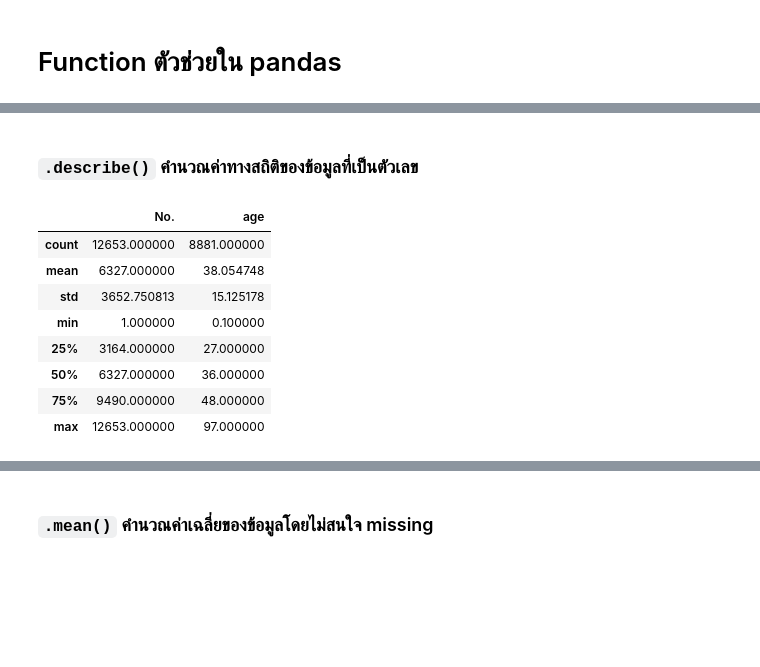
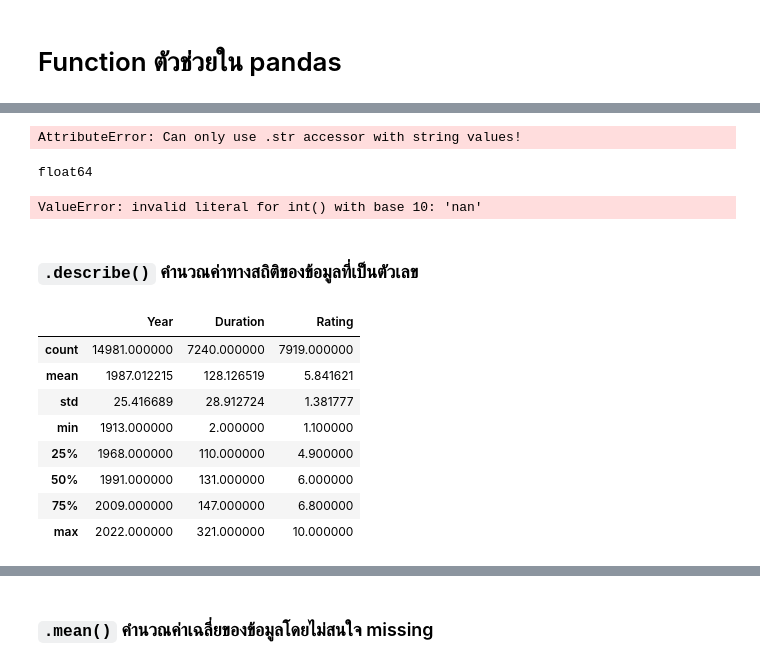
Before and after one commit to Suwannaket1/python_dataviz2024, a Jupyter notebook: Pandas_101_2024.ipynb, the cells around one changed output, grey strips where cells are left out. Cells and saved outputs as stored; diff of their text form; code cells hidden in the pictures; blank space fills up the shorter version.

Commit message:
India Movie

````diff
--- a/Pandas_101_2024.ipynb
+++ b/Pandas_101_2024.ipynb
@@ -925,0 +911,8 @@ data_covid[TF].head()
+# %%
+# prompt: หลังจาก dropna แล้ว ข้อมูลหายไปกี่ %
+
+movie_df = pd.read_csv(path_to_movie, encoding='latin-1')
+original_size = movie_df.shape[0]
+after_dropna = movie_df.dropna().shape[0]
+percent_lost = ((original_size - after_dropna) / original_size) * 100
+print(f"ข้อมูลหายไป {percent_lost:.2f}%")
@@ -926,14 +937,53 @@ data_covid[TF].head()
+# %%
+# prompt: เอา () ออกจากคอลัมน์ Year และแปลงค่าเป็นเลข
+
+# เอา () ออกจากคอลัมน์ Year
+movie_df['Year'] = movie_df['Year'].str.replace('(', '').str.replace(')', '')
+
+# แปลงค่าเป็นเลข
+movie_df['Year'] = pd.to_numeric(movie_df['Year'], errors='coerce')
+
+# แสดงผลลัพธ์
+movie_df.head()
+# %% [output]
+AttributeError: Can only use .str accessor with string values!
+# %%
+print(movie_df['Year'].dtype)
+# %% [output]
+float64
+# %%
+# Convert 'Duration' column to string type first
+movie_df['Duration'] = movie_df['Duration'].astype(str)
+
+# Now you can remove 'min' and convert to integer
+movie_df['Duration'] = movie_df['Duration'].str.replace('min', '').astype(int)
+# %% [output]
+ValueError: invalid literal for int() with base 10: 'nan'
+# %%
+# prompt: เอา 'min' ออกจากคอลัมน์ Duration และแปลงค่าเป็นเลข
+
+def remove_min_and_convert_to_int(value):
+  if isinstance(value, str):
+    value = value.replace('min', '')
+    try:
+      return int(value)
+    except ValueError:
+      return None
+  else:
+    return value
+
+movie_df['Duration'] = movie_df['Duration'].apply(remove_min_and_convert_to_int)
 # %% [markdown]
 ### ```.describe()``` คำนวณค่าทางสถิติของข้อมูลที่เป็นตัวเลข
 # %%
-data_covid.describe()
+movie_df.describe()
 # %% [output]
-|  | No. | age |
-| count | 12653.000000 | 8881.000000 |
-| mean | 6327.000000 | 38.054748 |
-| std | 3652.750813 | 15.125178 |
-| min | 1.000000 | 0.100000 |
-| 25% | 3164.000000 | 27.000000 |
-| 50% | 6327.000000 | 36.000000 |
-| 75% | 9490.000000 | 48.000000 |
-| max | 12653.000000 | 97.000000 |
+|  | Year | Duration | Rating |
+| count | 14981.000000 | 7240.000000 | 7919.000000 |
+| mean | 1987.012215 | 128.126519 | 5.841621 |
+| std | 25.416689 | 28.912724 | 1.381777 |
+| min | 1913.000000 | 2.000000 | 1.100000 |
+| 25% | 1968.000000 | 110.000000 | 4.900000 |
+| 50% | 1991.000000 | 131.000000 | 6.000000 |
+| 75% | 2009.000000 | 147.000000 | 6.800000 |
+| max | 2022.000000 | 321.000000 | 10.000000 |
````
Also changed, not shown: parts of 14 cells of this notebook.
